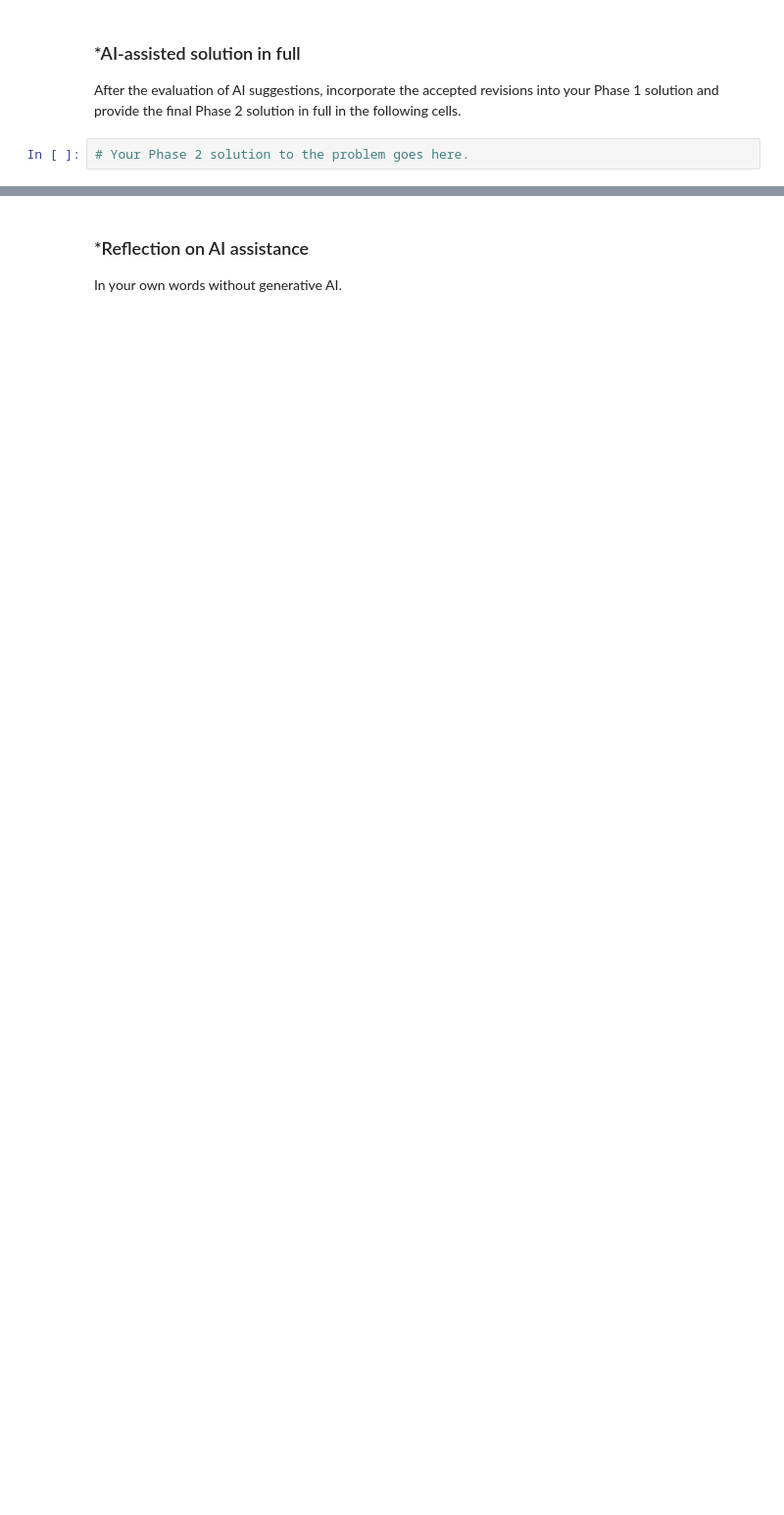
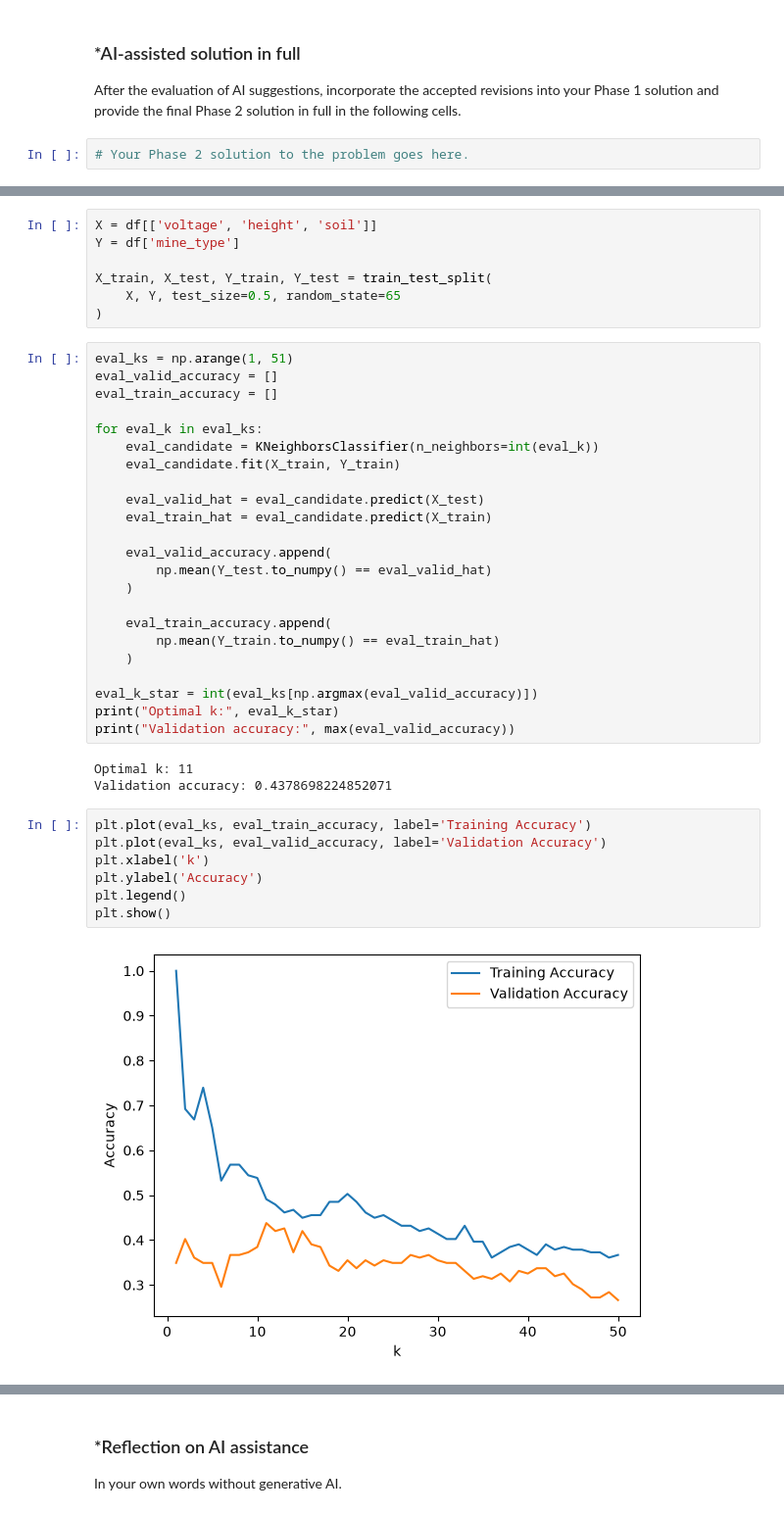
Before and after one commit to ksun3412/A03-knn, a Jupyter notebook: notebook.ipynb, the cells around one changed output, grey strips where cells are left out. Shown at 98% size. Cells and saved outputs as stored; diff of their text form; blank space fills up the shorter version.

```diff
--- a/notebook.ipynb
+++ b/notebook.ipynb
@@ -240,0 +303,42 @@ After the evaluation of AI suggestions, incorporate the accepted revisions into
+# %%
+X = df[['voltage', 'height', 'soil']]
+Y = df['mine_type']
+
+X_train, X_test, Y_train, Y_test = train_test_split(
+    X, Y, test_size=0.5, random_state=65
+)
+# %%
+eval_ks = np.arange(1, 51)
+eval_valid_accuracy = []
+eval_train_accuracy = []
+
+for eval_k in eval_ks:
+    eval_candidate = KNeighborsClassifier(n_neighbors=int(eval_k))
+    eval_candidate.fit(X_train, Y_train)
+
+    eval_valid_hat = eval_candidate.predict(X_test)
+    eval_train_hat = eval_candidate.predict(X_train)
+
+    eval_valid_accuracy.append(
+        np.mean(Y_test.to_numpy() == eval_valid_hat)
+    )
+
+    eval_train_accuracy.append(
+        np.mean(Y_train.to_numpy() == eval_train_hat)
+    )
+
+eval_k_star = int(eval_ks[np.argmax(eval_valid_accuracy)])
+print("Optimal k:", eval_k_star)
+print("Validation accuracy:", max(eval_valid_accuracy))
+# %% [output]
+Optimal k: 11
+Validation accuracy: 0.4378698224852071
+# %%
+plt.plot(eval_ks, eval_train_accuracy, label='Training Accuracy')
+plt.plot(eval_ks, eval_valid_accuracy, label='Validation Accuracy')
+plt.xlabel('k')
+plt.ylabel('Accuracy')
+plt.legend()
+plt.show()
+# %% [output]
+[figure, added]
```
Also changed, not shown: parts of 12 cells of this notebook.
